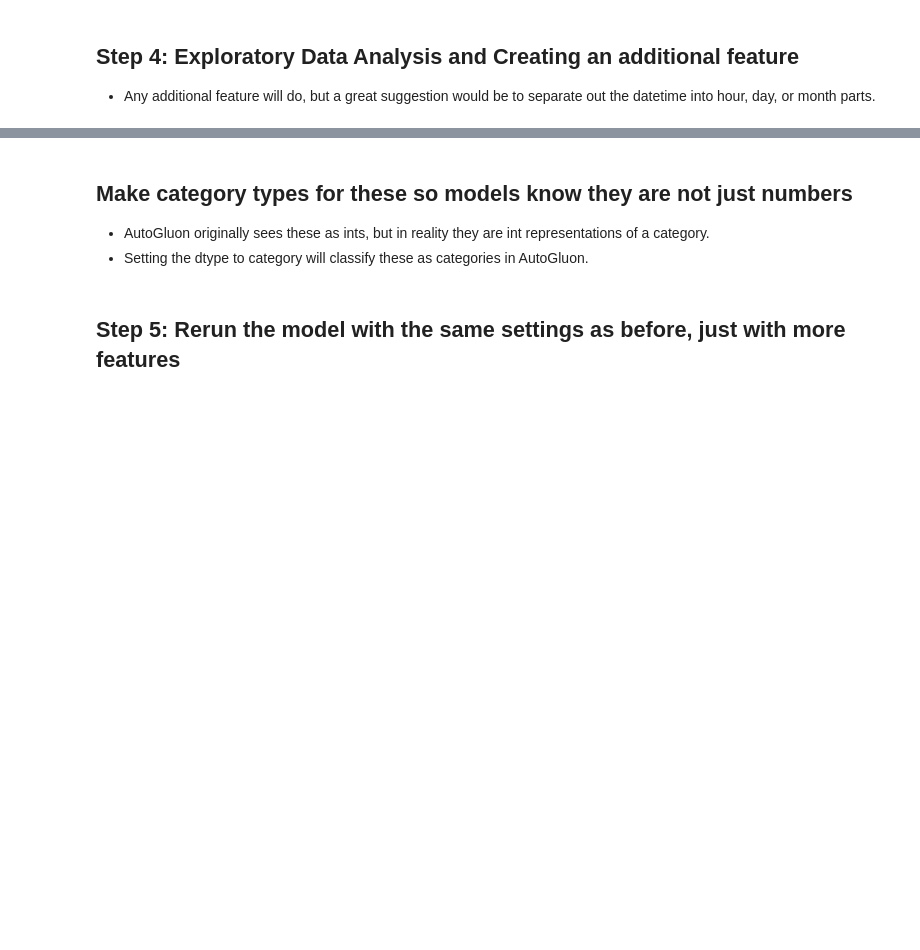
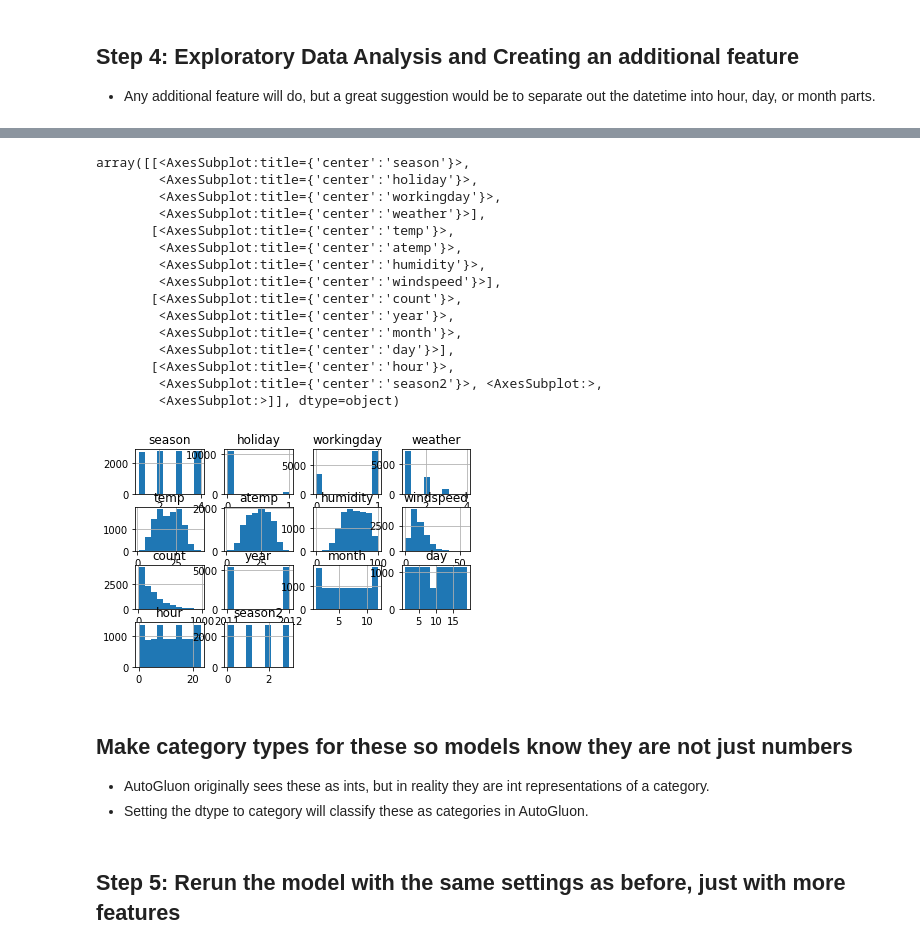
Before and after one commit to williamhyun/nd189-1-Introduction-to-Machine-Learning-project-starter, a Jupyter notebook: project/project-template.ipynb, the cells around one changed output, grey strips where cells are left out. Saved outputs shown, nothing was run; the diff lists cells and outputs as text; code cells hidden in the pictures; blank space fills up the shorter version.

```diff
--- a/project/project-template.ipynb
+++ b/project/project-template.ipynb
@@ -263,7 +394,25 @@ train.?
-# %%
-# create a new feature
-train[?] = ?
-test[?] = ?
+# %%
+# create a new feature
+train2["season2"] = ((train2["month"]+1) % 12) // 3
+test["season2"] = ((test["month"]+1) % 12) // 3
+train2.hist()
+# %% [output]
+array([[<AxesSubplot:title={'center':'season'}>,
+        <AxesSubplot:title={'center':'holiday'}>,
+        <AxesSubplot:title={'center':'workingday'}>,
+        <AxesSubplot:title={'center':'weather'}>],
+       [<AxesSubplot:title={'center':'temp'}>,
+        <AxesSubplot:title={'center':'atemp'}>,
+        <AxesSubplot:title={'center':'humidity'}>,
+        <AxesSubplot:title={'center':'windspeed'}>],
+       [<AxesSubplot:title={'center':'count'}>,
+        <AxesSubplot:title={'center':'year'}>,
+        <AxesSubplot:title={'center':'month'}>,
+        <AxesSubplot:title={'center':'day'}>],
+       [<AxesSubplot:title={'center':'hour'}>,
+        <AxesSubplot:title={'center':'season2'}>, <AxesSubplot:>,
+        <AxesSubplot:>]], dtype=object)
+[figure, added]
 # %% [markdown]
 ## Make category types for these so models know they are not just numbers
 * AutoGluon originally sees these as ints, but in reality they are int representations of a category.
```
Also changed, not shown: parts of 12 cells of this notebook.
